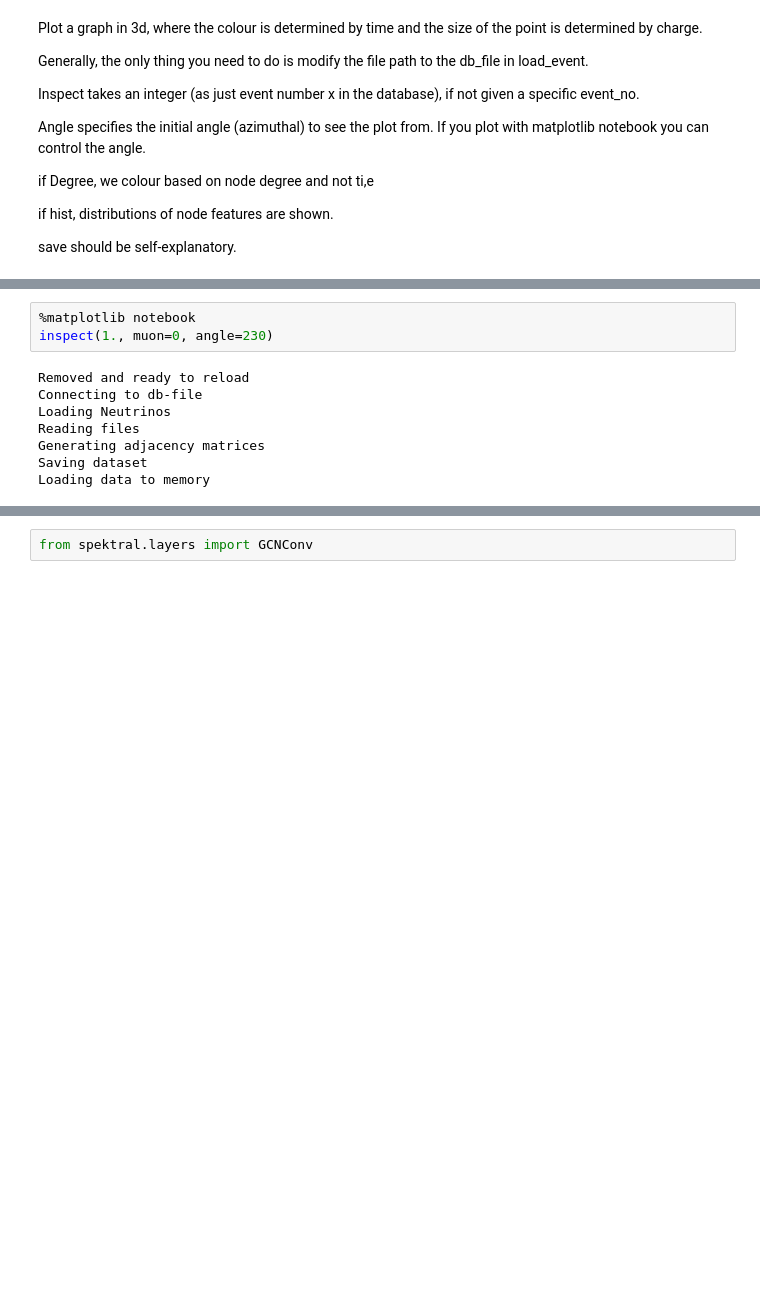
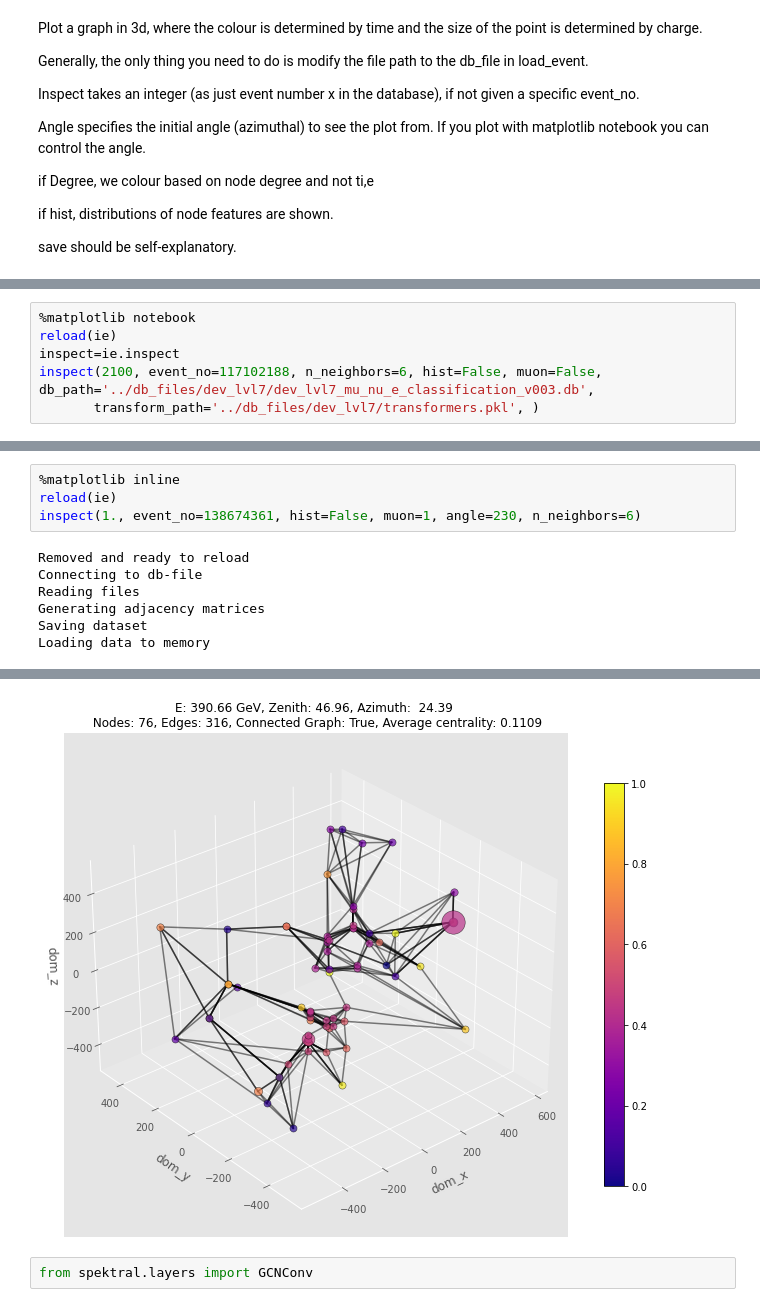
Before and after one commit to astrockragh/IceCube, a Jupyter notebook: inspect/Using inspect.ipynb, the cells around one changed output, grey strips where cells are left out. Cells and saved outputs as stored; diff of their text form; blank space fills up the shorter version.

```diff
--- a/inspect/Using inspect.ipynb
+++ b/inspect/Using inspect.ipynb
@@ -29,0 +33,6 @@ Loading data to memory
+# %%
+%matplotlib notebook
+reload(ie)
+inspect=ie.inspect
+inspect(2100, event_no=117102188, n_neighbors=6, hist=False, muon=False, db_path='../db_files/dev_lvl7/dev_lvl7_mu_nu_e_classification_v003.db',
+       transform_path='../db_files/dev_lvl7/transformers.pkl', )
@@ -30,10 +48,10 @@ Loading data to memory
 # %%
-%matplotlib notebook
-inspect(1., muon=0, angle=230)
+%matplotlib inline
+reload(ie)
+inspect(1., event_no=138674361, hist=False, muon=1, angle=230, n_neighbors=6)
 # %% [output]
 Removed and ready to reload
 Connecting to db-file
-Loading Neutrinos
 Reading files
 Generating adjacency matrices
 Saving dataset
@@ -43,3 +59,4 @@ Loading data to memory
+[figure, added]
 # %%
 from spektral.layers import GCNConv
 # %%
```
Also changed, not shown: parts of 6 cells of this notebook, 4 other files.
